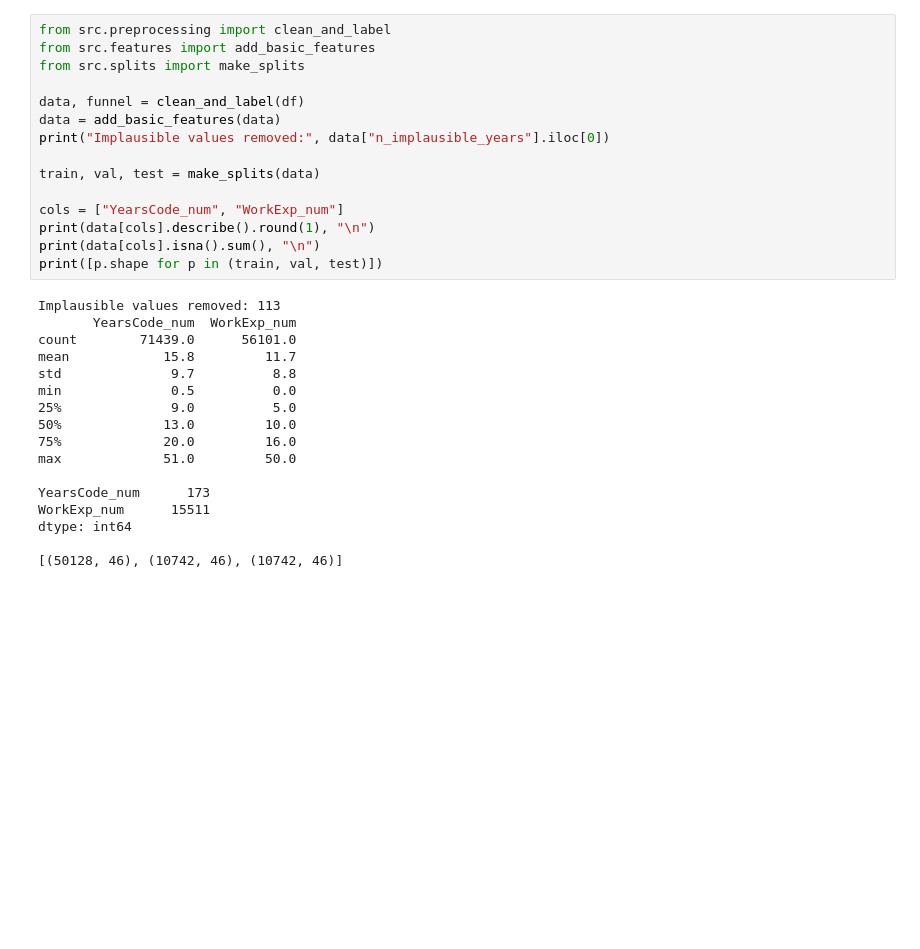
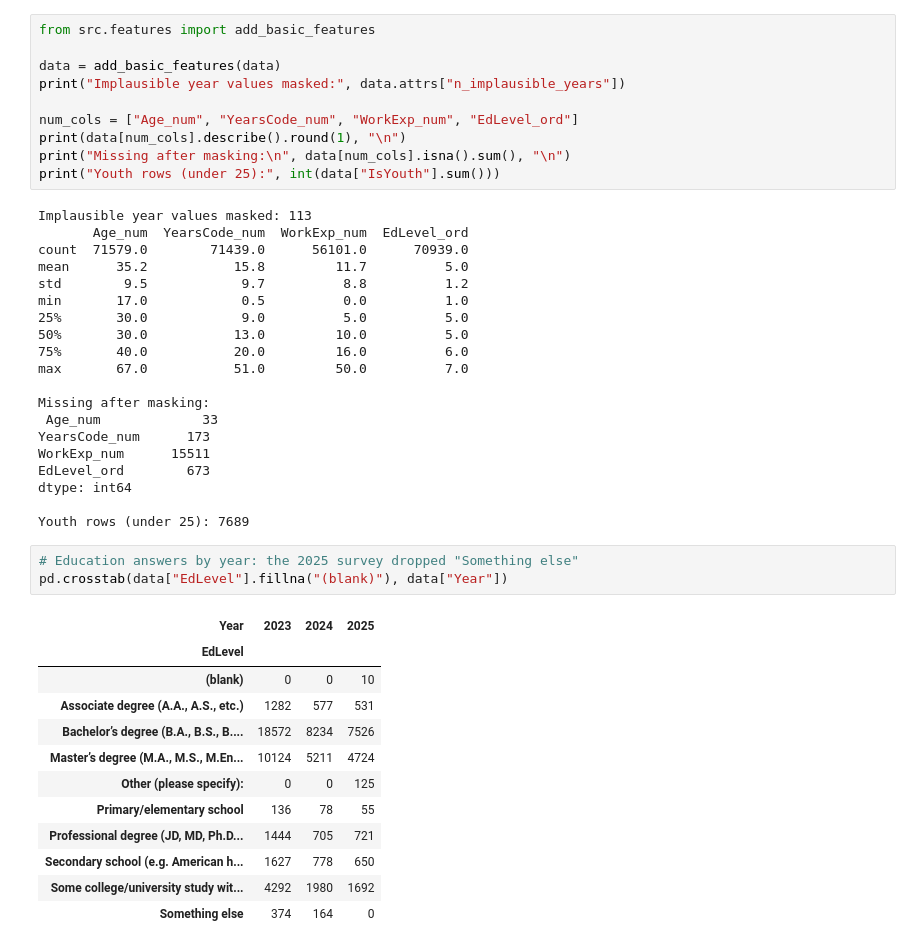
Before and after one commit to dusengepeggy/kodi-pay-summative, a Jupyter notebook: notebooks/01_main_analysis.ipynb, the cells around one changed output. Cells and saved outputs as stored; diff of their text form; blank space fills up the shorter version.

```diff
--- a/notebooks/01_main_analysis.ipynb
+++ b/notebooks/01_main_analysis.ipynb
@@ -150,32 +242,46 @@ Something else                                        374   164     0
 # %%
-from src.preprocessing import clean_and_label
 from src.features import add_basic_features
-from src.splits import make_splits
 
-data, funnel = clean_and_label(df)
 data = add_basic_features(data)
-print("Implausible values removed:", data["n_implausible_years"].iloc[0])
+print("Implausible year values masked:", data.attrs["n_implausible_years"])
 
-train, val, test = make_splits(data)
-
-cols = ["YearsCode_num", "WorkExp_num"]
-print(data[cols].describe().round(1), "\n")
-print(data[cols].isna().sum(), "\n")
-print([p.shape for p in (train, val, test)])
+num_cols = ["Age_num", "YearsCode_num", "WorkExp_num", "EdLevel_ord"]
+print(data[num_cols].describe().round(1), "\n")
+print("Missing after masking:\n", data[num_cols].isna().sum(), "\n")
+print("Youth rows (under 25):", int(data["IsYouth"].sum()))
 # %% [output]
-Implausible values removed: 113
-       YearsCode_num  WorkExp_num
-count        71439.0      56101.0
-mean            15.8         11.7
-std              9.7          8.8
-min              0.5          0.0
-25%              9.0          5.0
-50%             13.0         10.0
-75%             20.0         16.0
-max             51.0         50.0
+Implausible year values masked: 113
+       Age_num  YearsCode_num  WorkExp_num  EdLevel_ord
+count  71579.0        71439.0      56101.0      70939.0
+mean      35.2           15.8         11.7          5.0
+std        9.5            9.7          8.8          1.2
+min       17.0            0.5          0.0          1.0
+25%       30.0            9.0          5.0          5.0
+50%       30.0           13.0         10.0          5.0
+75%       40.0           20.0         16.0          6.0
+max       67.0           51.0         50.0          7.0
 
+Missing after masking:
+ Age_num             33
 YearsCode_num      173
 WorkExp_num      15511
+EdLevel_ord        673
 dtype: int64
 
-[(50128, 46), (10742, 46), (10742, 46)]
+Youth rows (under 25): 7689
+# %%
+# Education answers by year: the 2025 survey dropped "Something else"
+pd.crosstab(data["EdLevel"].fillna("(blank)"), data["Year"])
+# %% [output]
+| Year | 2023 | 2024 | 2025 |
+| EdLevel |  |  |  |
+| (blank) | 0 | 0 | 10 |
+| Associate degree (A.A., A.S., etc.) | 1282 | 577 | 531 |
+| Bachelor’s degree (B.A., B.S., B.... | 18572 | 8234 | 7526 |
+| Master’s degree (M.A., M.S., M.En... | 10124 | 5211 | 4724 |
+| Other (please specify): | 0 | 0 | 125 |
+| Primary/elementary school | 136 | 78 | 55 |
+| Professional degree (JD, MD, Ph.D... | 1444 | 705 | 721 |
+| Secondary school (e.g. American h... | 1627 | 778 | 650 |
+| Some college/university study wit... | 4292 | 1980 | 1692 |
+| Something else | 374 | 164 | 0 |
```
Also changed, not shown: parts of 27 cells of this notebook, 2 other files.
